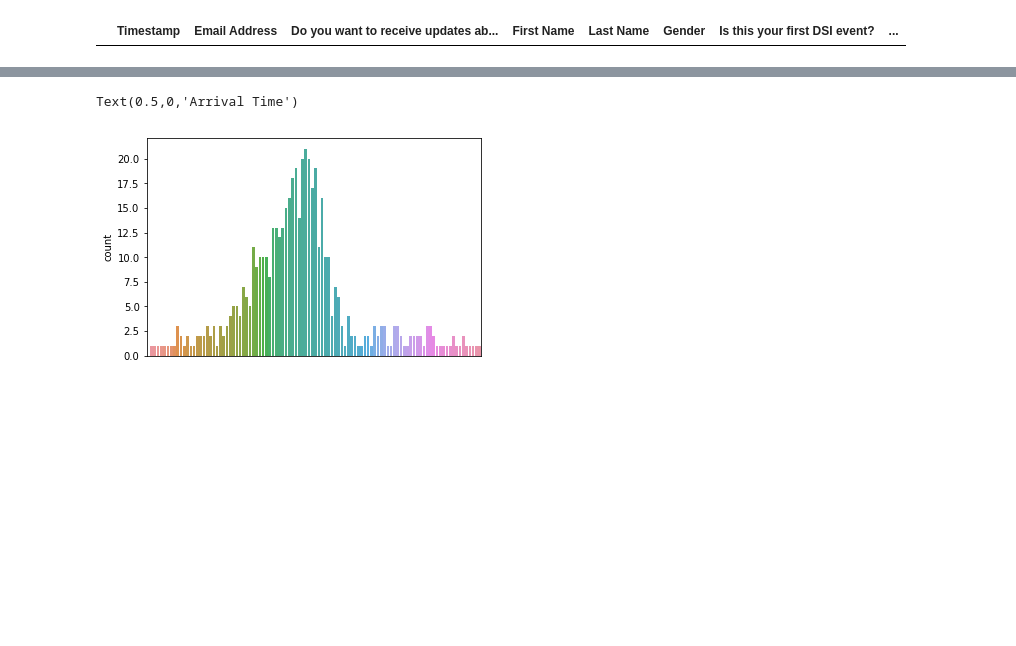
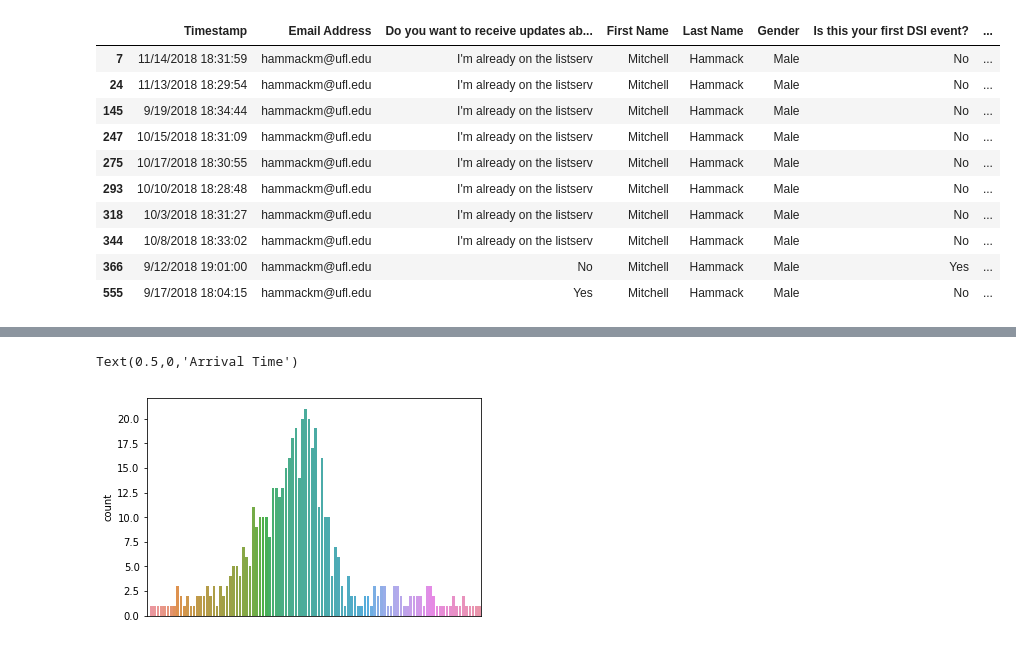
Before and after one commit to tylerjrichards/Mini_Projects, a Jupyter notebook: Analyzing_DSI/Email_doubles.ipynb, the cells around one changed output, grey strips where cells are left out. Drawn from its saved outputs; the diff is of its cells as text; code cells hidden in the pictures; blank space fills up the shorter version.

```diff
--- a/Analyzing_DSI/Email_doubles.ipynb
+++ b/Analyzing_DSI/Email_doubles.ipynb
@@ -4,9 +4,19 @@ import datetime as datetime
 # %%
 df = pd.read_csv("Fall_Workshops.csv")
 # %%
-df[df['Last Name'].str.upper() == "GERHARDT"]
+df[df['Last Name'].str.upper() == "HAMMACK"]
 # %% [output]
 |  | Timestamp | Email Address | Do you want to receive updates ab... | First Name | Last Name | Gender | Is this your first DSI event? | ... |
+| 7 | 11/14/2018 18:31:59 | hammackm@ufl.edu | I'm already on the listserv | Mitchell | Hammack | Male | No | ... |
+| 24 | 11/13/2018 18:29:54 | hammackm@ufl.edu | I'm already on the listserv | Mitchell | Hammack | Male | No | ... |
+| 145 | 9/19/2018 18:34:44 | hammackm@ufl.edu | I'm already on the listserv | Mitchell | Hammack | Male | No | ... |
+| 247 | 10/15/2018 18:31:09 | hammackm@ufl.edu | I'm already on the listserv | Mitchell | Hammack | Male | No | ... |
+| 275 | 10/17/2018 18:30:55 | hammackm@ufl.edu | I'm already on the listserv | Mitchell | Hammack | Male | No | ... |
+| 293 | 10/10/2018 18:28:48 | hammackm@ufl.edu | I'm already on the listserv | Mitchell | Hammack | Male | No | ... |
+| 318 | 10/3/2018 18:31:27 | hammackm@ufl.edu | I'm already on the listserv | Mitchell | Hammack | Male | No | ... |
+| 344 | 10/8/2018 18:33:02 | hammackm@ufl.edu | I'm already on the listserv | Mitchell | Hammack | Male | No | ... |
+| 366 | 9/12/2018 19:01:00 | hammackm@ufl.edu | No | Mitchell | Hammack | Male | Yes | ... |
+| 555 | 9/17/2018 18:04:15 | hammackm@ufl.edu | Yes | Mitchell | Hammack | Male | No | ... |
 # %%
 df
 # %% [output]
```
Also changed, not shown: 58 other files.
